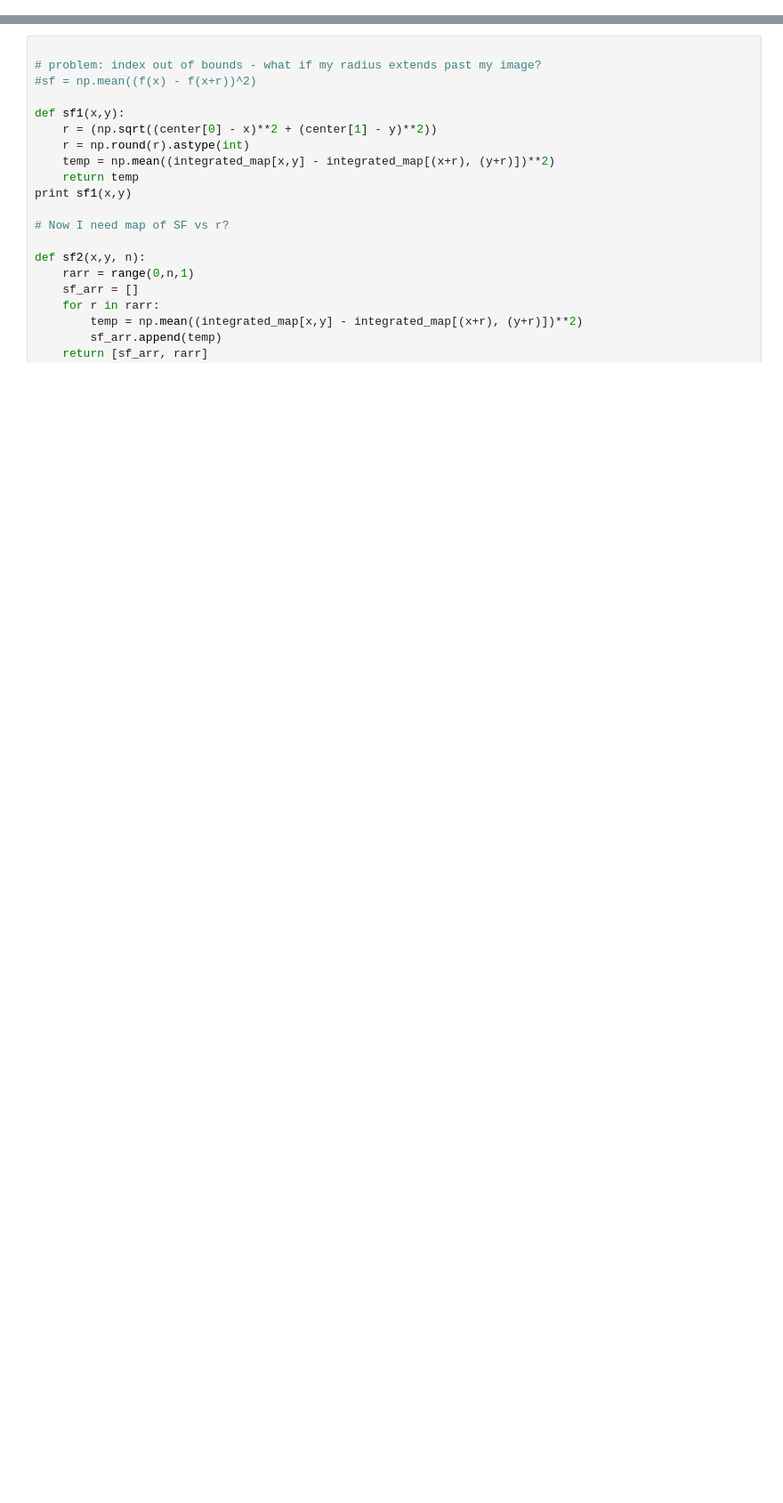
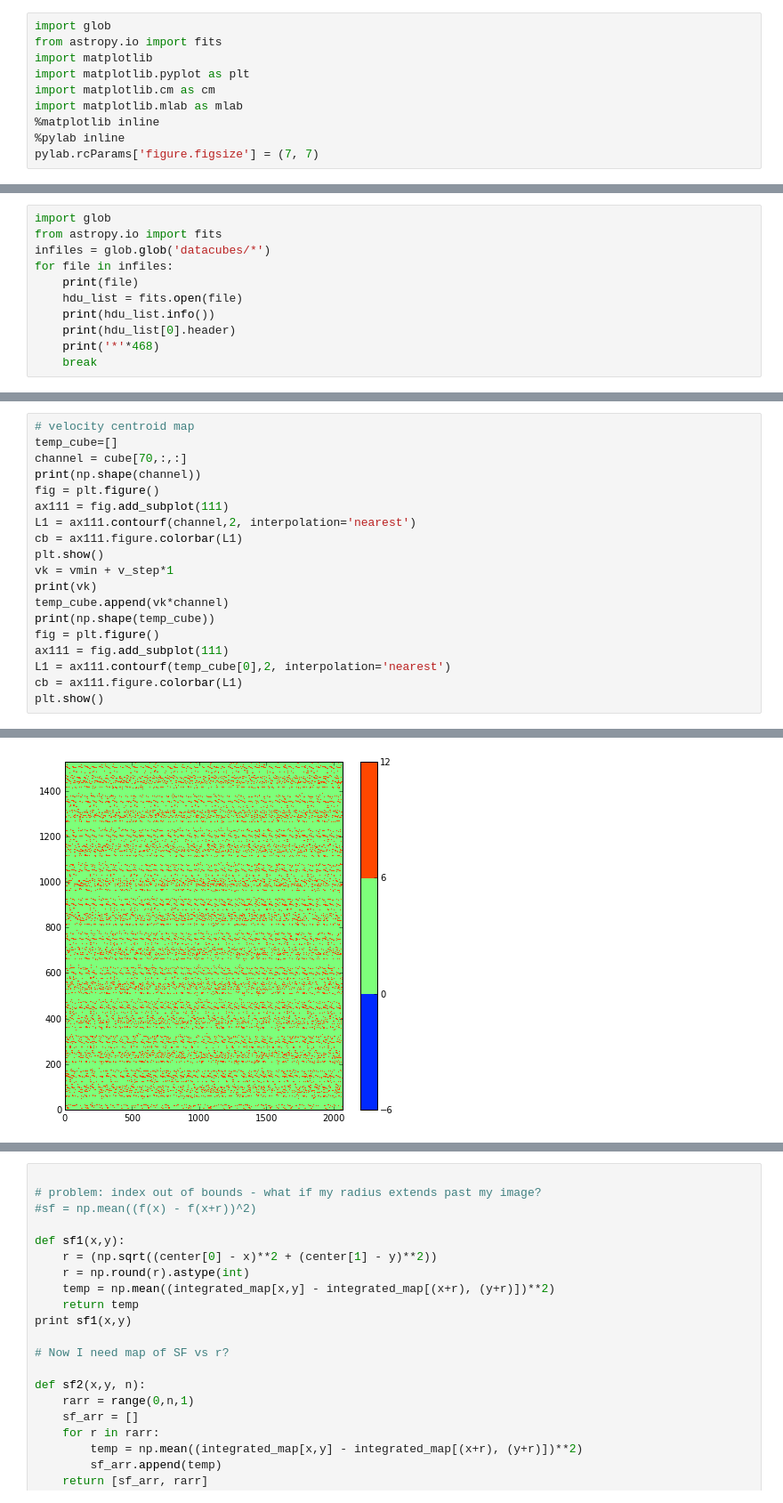
Before and after one commit to meljrose/velocity_anisotropy, a Jupyter notebook: Structure Function.ipynb, the cells around one changed output, grey strips where cells are left out. Shown at 89% size. Cells and saved outputs as stored; diff of their text form; blank space fills up the shorter version.

```diff
--- a/Structure Function.ipynb
+++ b/Structure Function.ipynb
@@ -272,0 +5,10 @@ def calc_Struc_Func(data_array, lon_coords, lat_coords, bin_edges,\
+# %%
+import glob
+from astropy.io import fits
+import matplotlib
+import matplotlib.pyplot as plt
+import matplotlib.cm as cm
+import matplotlib.mlab as mlab
+%matplotlib inline
+%pylab inline
+pylab.rcParams['figure.figsize'] = (7, 7)
@@ -272,0 +17,11 @@ def calc_Struc_Func(data_array, lon_coords, lat_coords, bin_edges,\
+# %%
+import glob
+from astropy.io import fits
+infiles = glob.glob('datacubes/*')
+for file in infiles:
+    print(file)
+    hdu_list = fits.open(file)
+    print(hdu_list.info())
+    print(hdu_list[0].header)
+    print('*'*468)
+    break
@@ -272,0 +79,20 @@ def calc_Struc_Func(data_array, lon_coords, lat_coords, bin_edges,\
+# %%
+# velocity centroid map
+temp_cube=[]
+channel = cube[70,:,:]
+print(np.shape(channel))
+fig = plt.figure()
+ax111 = fig.add_subplot(111)
+L1 = ax111.contourf(channel,2, interpolation='nearest')
+cb = ax111.figure.colorbar(L1)
+plt.show()
+vk = vmin + v_step*1
+print(vk)
+temp_cube.append(vk*channel)
+print(np.shape(temp_cube))
+fig = plt.figure()
+ax111 = fig.add_subplot(111)
+L1 = ax111.contourf(temp_cube[0],2, interpolation='nearest')
+cb = ax111.figure.colorbar(L1)
+plt.show()
+# %% [output]
@@ -272,0 +100 @@ def calc_Struc_Func(data_array, lon_coords, lat_coords, bin_edges,\
+[figure, added]
```
Also changed, not shown: parts of 14 cells of this notebook.
